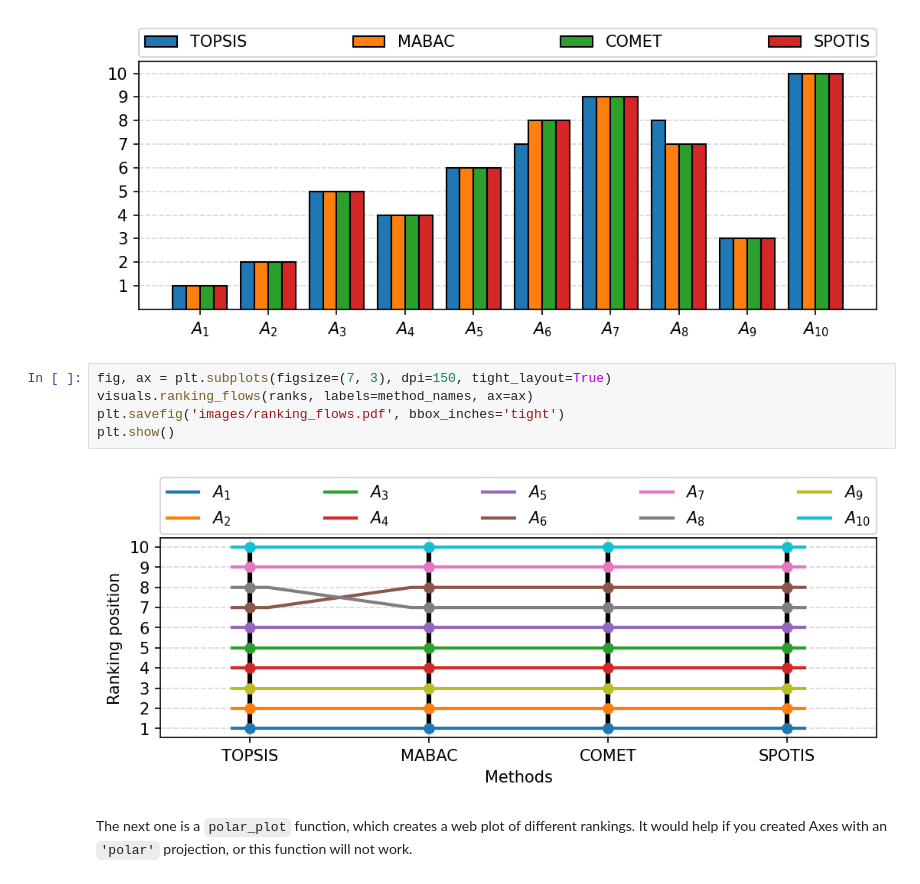
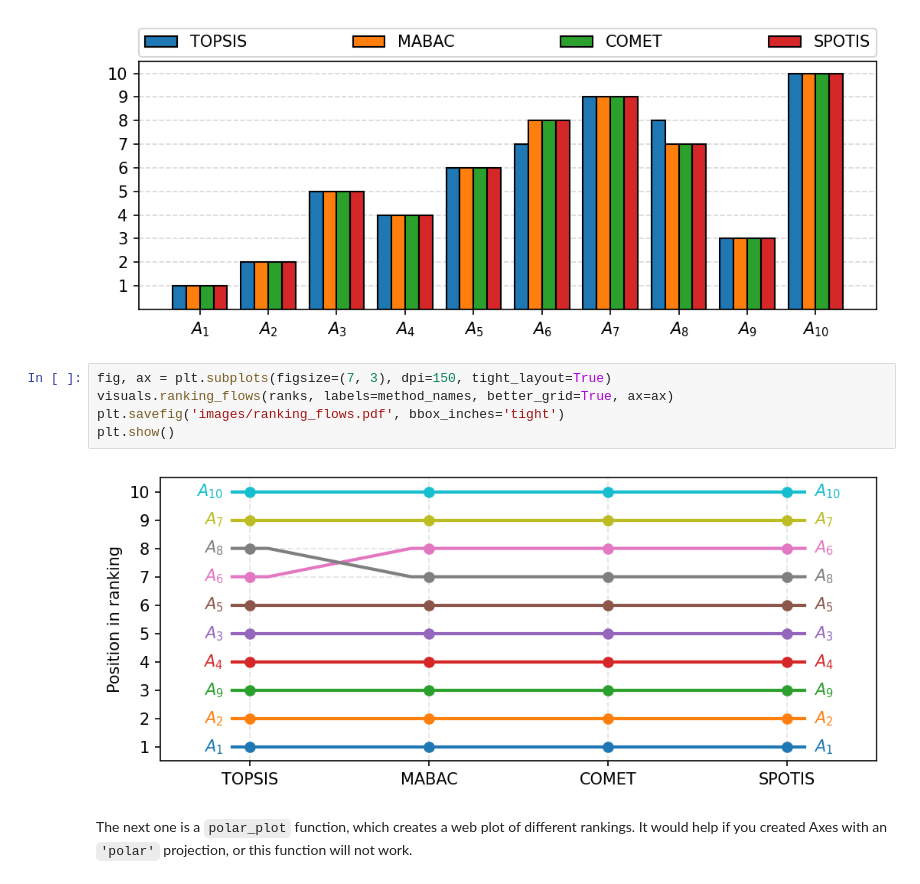
Before and after one commit to kotbaton/pymcdm, a Jupyter notebook: examples/Example.ipynb, the cells around one changed output. Saved outputs shown, nothing was run; the diff lists cells and outputs as text.

Commit message:
Finish refactoring of new plot in visuals submodule.

```diff
--- a/examples/Example.ipynb
+++ b/examples/Example.ipynb
@@ -179,11 +180,11 @@ plt.show()
 [figure]
 # %%
 fig, ax = plt.subplots(figsize=(7, 3), dpi=150, tight_layout=True)
-visuals.ranking_flows(ranks, labels=method_names, ax=ax)
+visuals.ranking_flows(ranks, labels=method_names, better_grid=True, ax=ax)
 plt.savefig('images/ranking_flows.pdf', bbox_inches='tight')
 plt.show()
 # %% [output]
-[figure, old version]
+[figure, new version]
 # %% [markdown]
 The next one is a `polar_plot` function, which creates a web plot of different rankings. It would help if you created Axes with an `'polar'` projection, or this function will not work.
 # %%
```
Also changed, not shown: parts of 11 cells of this notebook, 21 other files.
